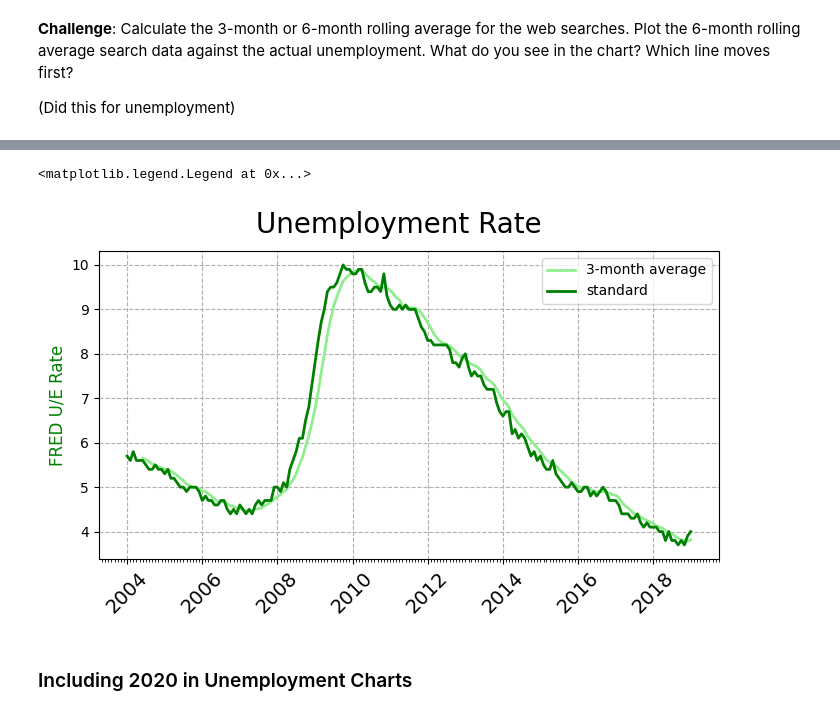
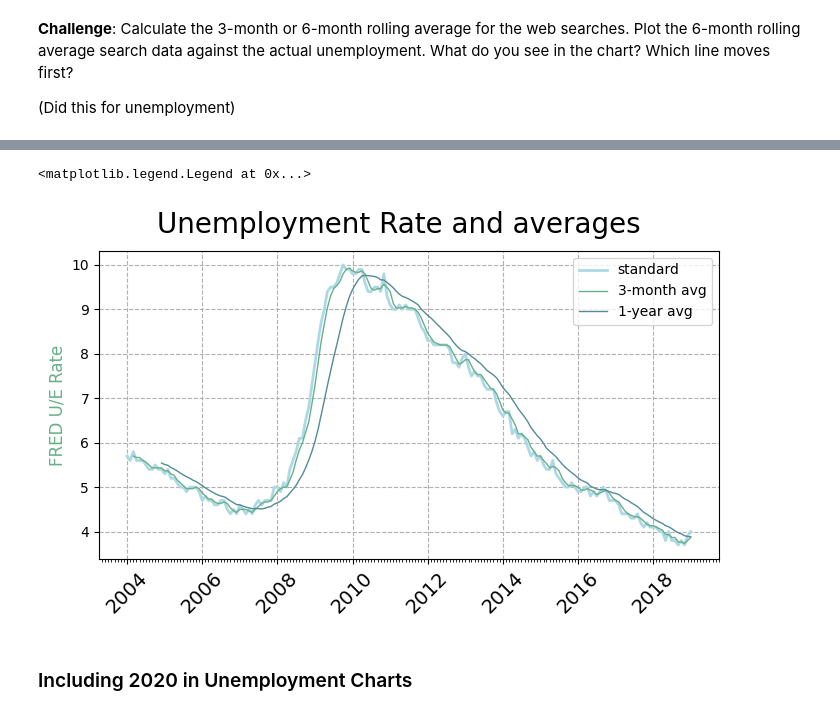
Before and after one commit to 22skowron/Data-manipulation-practice, a Jupyter notebook: Google Trends and Data Visualisation (start).ipynb, the cells around one changed output, grey strips where cells are left out. Drawn from its saved outputs; the diff is of its cells as text; code cells hidden in the pictures.

```diff
--- a/Google Trends and Data Visualisation (start).ipynb
+++ b/Google Trends and Data Visualisation (start).ipynb
@@ -460,8 +460,8 @@ ax2.set_yticks(np.linspace(0, 10, 6))
 
 (Did this for unemployment)
 # %%
-unemployment_rolling_3m_avg_df = unemployment_df.rolling(window=6, on='MONTH').mean()
-unemployment_rolling_6m_avg_df = unemployment_df.rolling(window=3, on='MONTH').mean()
+unemployment_rolling_3m_avg_df = unemployment_df.rolling(window=3, on='MONTH').mean()
+unemployment_rolling_1y_avg_df = unemployment_df.rolling(window=12, on='MONTH').mean()
 
 unemployment_rolling_3m_avg_df
 # %% [output]
@@ -518,39 +537,53 @@ ax2.legend(handles=[l1, l2])
 # %%
 fig, ax1 = plt.subplots(figsize=(8, 4))
-fig.suptitle('Unemployment Rate', fontsize=20)
+fig.suptitle('Unemployment Rate and averages', fontsize=20)
+
+ax1.plot(
+    'MONTH',
+    'UNRATE',
+    data=unemployment_df,
+    color='lightblue', linestyle='-', linewidth=2,
+    label='standard'
+)
 
 ax1.plot(
     'MONTH',
     'UNRATE',
     data=unemployment_rolling_3m_avg_df,
-    color='lightgreen', linestyle='-', linewidth=2,
-    label='3-month average'
+    color='#67b088', linestyle='-', linewidth=1,
+    label='3-month avg'
 )
 
 ax1.plot(
     'MONTH',
     'UNRATE',
-    data=unemployment_df,
-    color='green', linestyle='-', linewidth=2,
-    label='standard'
+    data=unemployment_rolling_1y_avg_df,
+    color='#548b96', linestyle='-', linewidth=1,
+    label='1-year avg'
 )
 
-ax1.set_ylabel('FRED U/E Rate', color='green', fontsize=12)
-ax1.tick_params(axis='x', labelsize=14, rotation=45)
-ax1.grid(linestyle='--')
+# Y AXIS
+ax1.set_ylabel('FRED U/E Rate', color='#67b088', fontsize=12)
+
+# X AXIS
 ax1.xaxis.set_major_locator(years)
 ax1.xaxis.set_minor_locator(months)
 ax1.xaxis.set_major_formatter(years_format)
+
 ax1.set_xticks(
     pd.date_range(
     start=unemployment_df['MONTH'].min(),
     end=unemployment_df['MONTH'].max(),
     freq='2YS'
 ))
+ax1.tick_params(axis='x', labelsize=14, rotation=45)
+
+# Graph settings
+ax1.grid(linestyle='--')
 ax1.legend()
 # %% [output]
 <matplotlib.legend.Legend at 0x...>
-[figure, old version]
+[figure, new version]
 # %% [markdown]
 ### Including 2020 in Unemployment Charts
 # %% [markdown]
```
Also changed, not shown: parts of 8 cells of this notebook, 1 other file.
